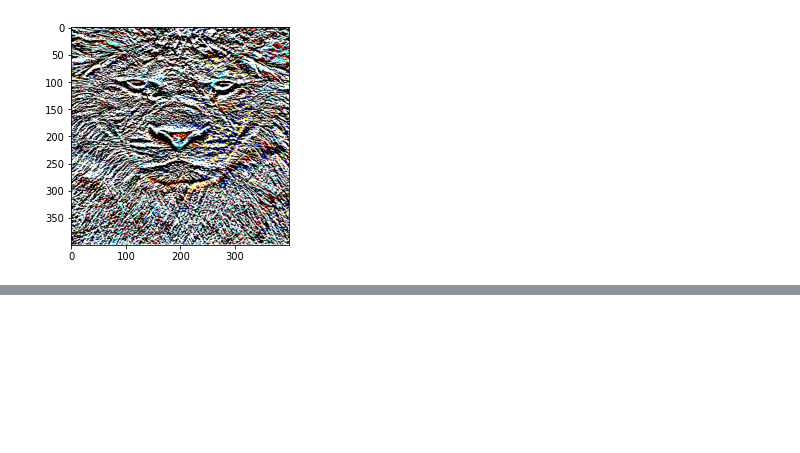
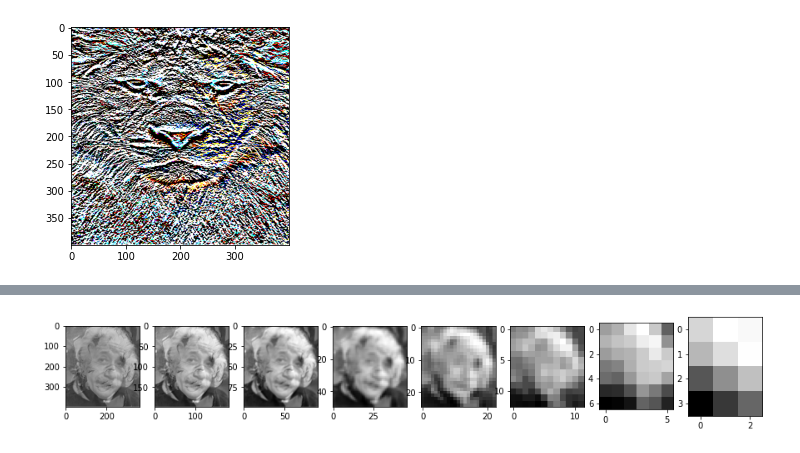
Before and after one commit to zmz223/CS584, a Jupyter notebook: hw3/hw3.ipynb, the cells around one changed output, grey strips where cells are left out. Saved outputs shown, nothing was run; the diff lists cells and outputs as text; code cells hidden in the pictures; blank space fills up the shorter version.

```diff
--- a/hw3/hw3.ipynb
+++ b/hw3/hw3.ipynb
@@ -184,0 +174,11 @@ for i in range(LEVEL):
+# %%
+LEVEL = 8
+fig, ax = plt.subplots(1, LEVEL)
+fig.set_figheight(15)
+fig.set_figwidth(15)
+gray1 = cv2.imread("Image1.png", 0)
+gpyr = gaussian_pyramid(gray_hybrid, LEVEL)
+for i in range(LEVEL):
+    ax[i].imshow(gpyr[i], cmap="gray")
+# %% [output]
+[figure, added]
```
Also changed, not shown: parts of 10 cells of this notebook.
